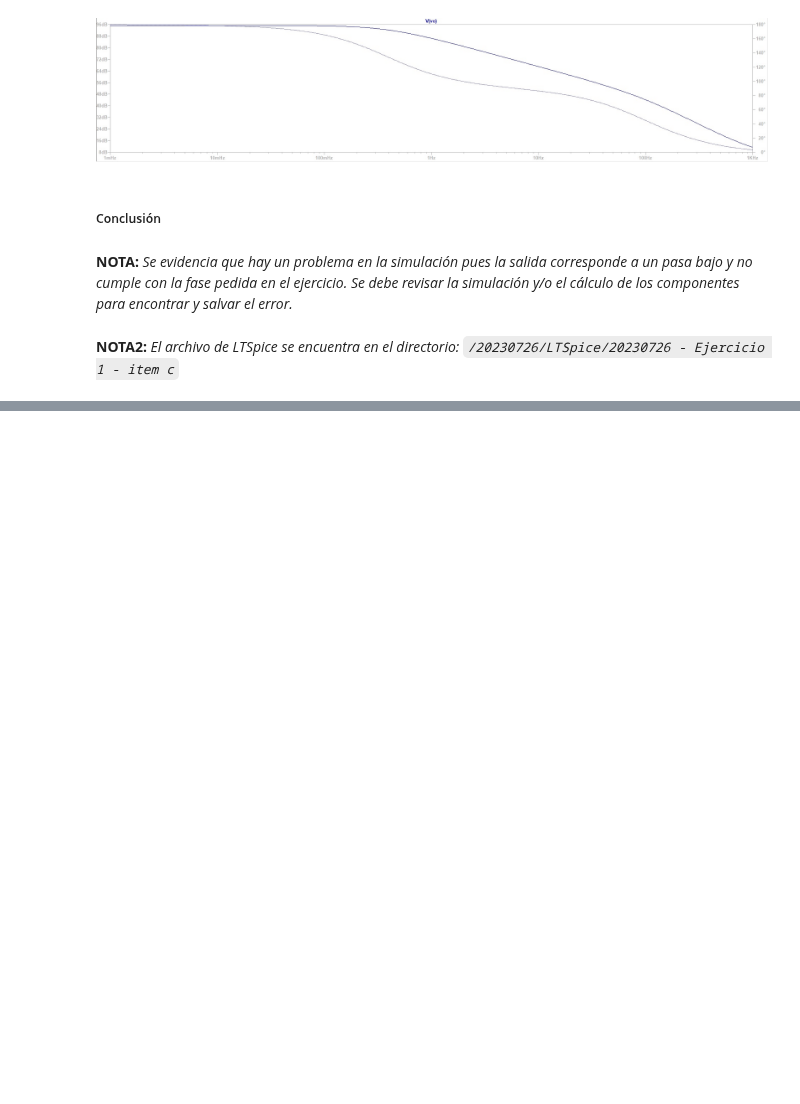
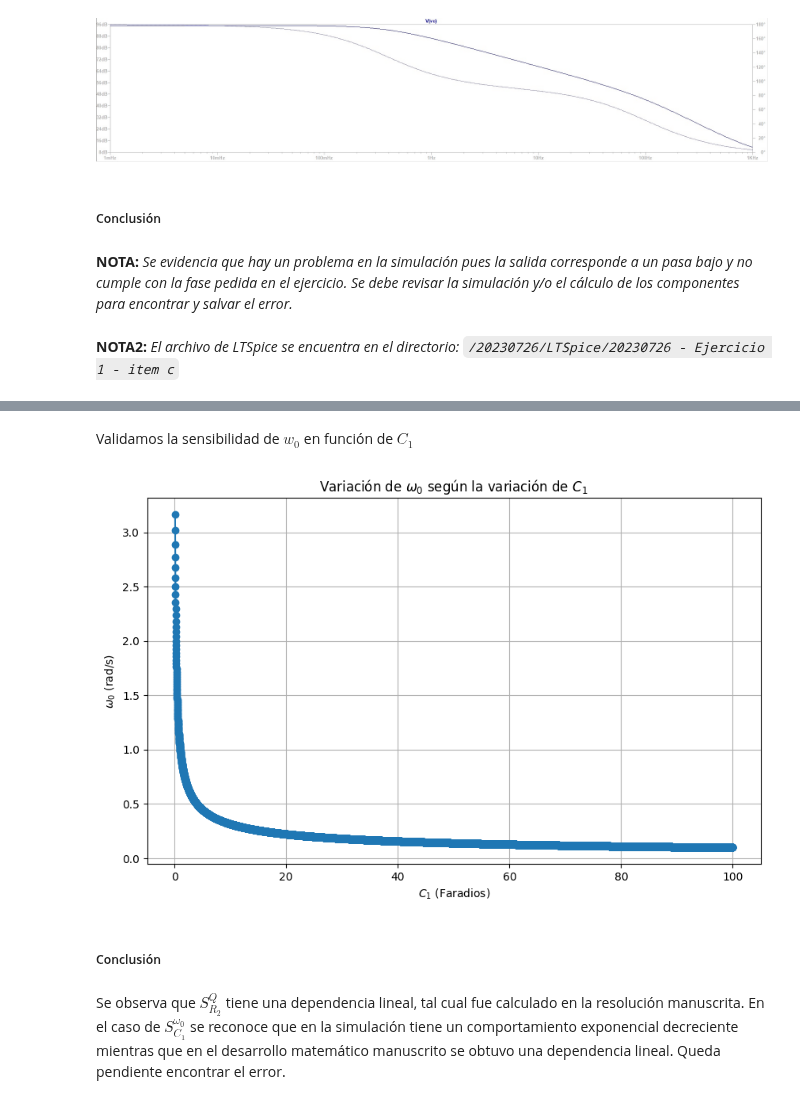
Before and after one commit to matnalopez2/Teoria-de-Circuitos-2, a Jupyter notebook: 20230726 - Ejercicio1.ipynb, the cells around one changed output, grey strips where cells are left out. Cells and saved outputs as stored; diff of their text form; code cells hidden in the pictures; blank space fills up the shorter version.

```diff
--- a/20230726 - Ejercicio1.ipynb
+++ b/20230726 - Ejercicio1.ipynb
@@ -141,0 +185,36 @@ Obteniendo esta respuesta:
+# %% [markdown]
+Validamos la sensibilidad de $w_0$ en función de $C_1$
+# %%
+import numpy as np
+import matplotlib.pyplot as plt
+import math
+
+# Defino valores de los componentes según item C
+C_2 = 1
+R_1 = 1
+R_2 = 1/math.sqrt(2)
+R_3 = 1
+R_4 = 1
+R_5 = 1
+
+# Generar 10000 valores para C_1 en el rango de 0.1 a 100 Faradios
+C_1_values = np.linspace(0.1, 100, 10000)
+
+# Calcular los correspondientes valores de w_0
+w_0_values = np.sqrt(R_4 / (C_2 * C_1_values * R_5 * R_3 * R_1))
+
+# Graficar los resultados
+plt.figure(figsize=(10, 6))
+plt.plot(C_1_values, w_0_values, marker='o')
+plt.xlabel('$C_1$ (Faradios)')
+plt.ylabel('$\\omega_0$ (rad/s)')
+plt.title('Variación de $\\omega_0$ según la variación de $C_1$')
+plt.grid(True)
+plt.show()
+# %% [output]
+[figure, added]
+# %% [markdown]
+##### Conclusión
+# %% [markdown]
+Se observa que $S_{R_2}^{Q}$ tiene una dependencia lineal, tal cual fue calculado en la resolución manuscrita.
+En el caso de $S_{C_1}^{\omega_0}$ se reconoce que en la simulación tiene un comportamiento exponencial decreciente mientras que en el desarrollo matemático manuscrito se obtuvo una dependencia lineal. Queda pendiente encontrar el error.
```
Also changed, not shown: parts of 9 cells of this notebook, 3 other files.
